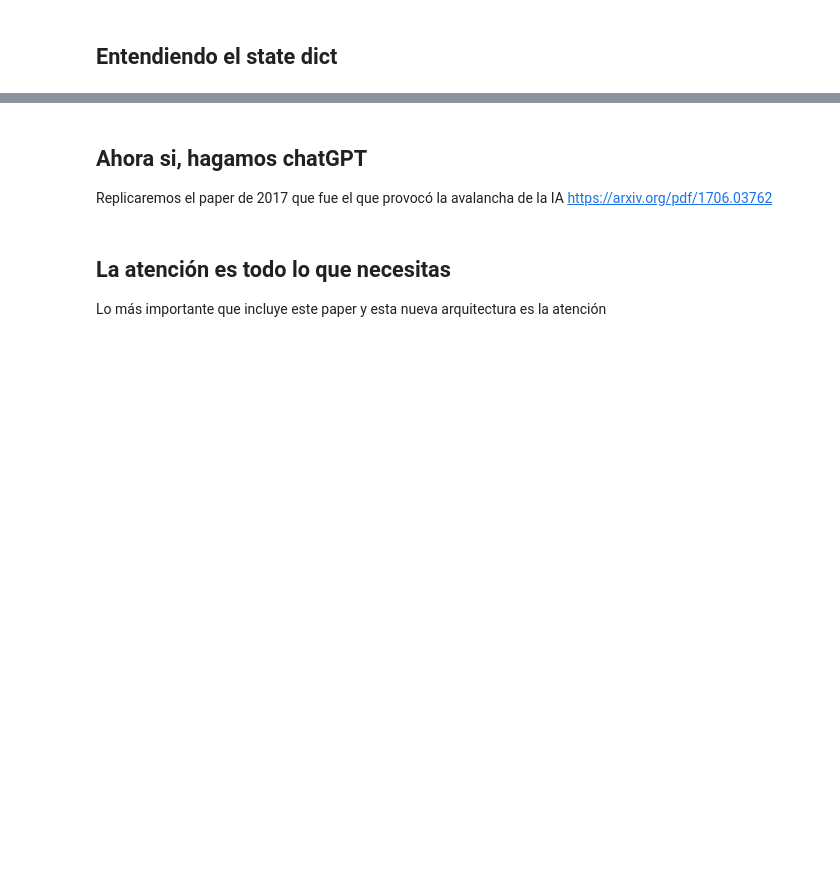
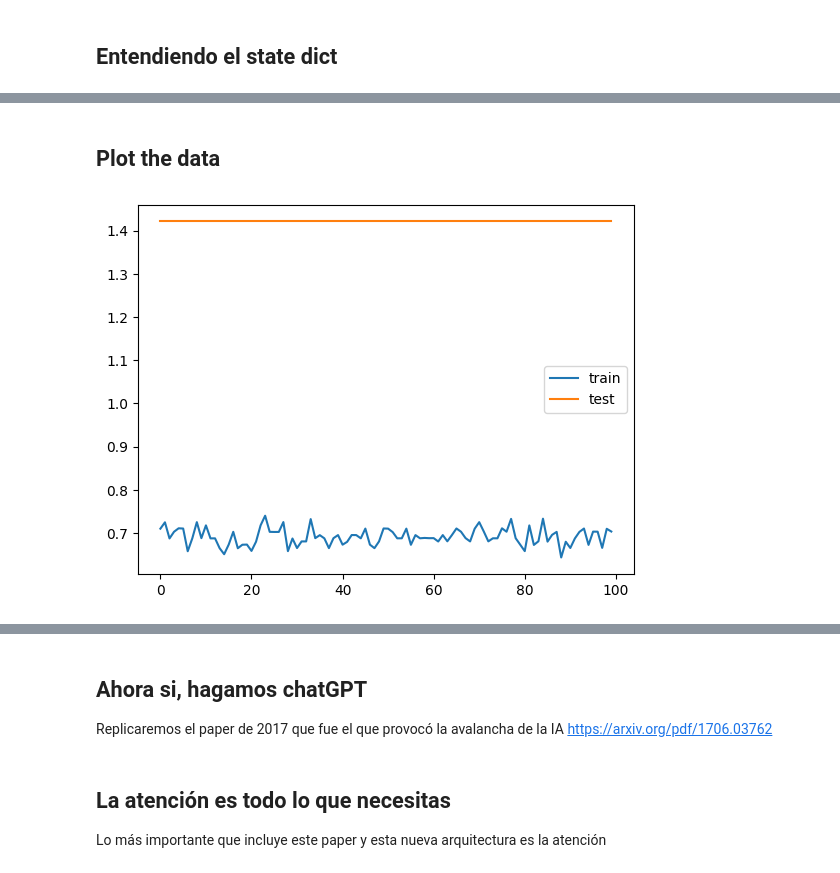
Before and after one commit to IvanDaGomez/RASTalleres, a Jupyter notebook: chatGPTFromScratch.ipynb, the cells around one changed output, grey strips where cells are left out. Cells and saved outputs as stored; diff of their text form; code cells hidden in the pictures; blank space fills up the shorter version.

```diff
--- a/chatGPTFromScratch.ipynb
+++ b/chatGPTFromScratch.ipynb
@@ -231,0 +323,4 @@ optimizer = torch.optim.SGD(params=model.parameters(), lr=0.1)
+# %%
+test_dataset = torch.rand((100, 4))
+test_labels = torch.randint(0, 2, (100,))
+test_dataset[:5], test_labels[:5]
@@ -231,0 +350,3 @@ optimizer = torch.optim.SGD(params=model.parameters(), lr=0.1)
+# %%
+EPOCHS = 10000
+BATCH_SIZE = 50
@@ -231,0 +370,40 @@ optimizer = torch.optim.SGD(params=model.parameters(), lr=0.1)
+# %%
+from tqdm import tqdm
+
+train_set_loss_per_epoch = []
+test_set_loss_per_epoch = []
+for epoch in tqdm(range(EPOCHS)):
+    model.train()
+    for batch, labels in train_loader:
+        batch = batch.to(device) # A CUDA
+        labels = labels.to(device) # A CUDA
+        predictions = model(batch)
+        loss = loss_fn(predictions, labels)
+        optimizer.zero_grad()
+        loss.backward()
+        optimizer.step()
+    # --- Validation loop ---
+    model.eval()
+    val_loss = 0
+    with torch.no_grad():  # no calculamos gradientes en test
+        for batch, labels in test_loader:  # tu loader de validación/test
+            batch = batch.to(device)
+            labels = labels.to(device)
+
+            predictions = model(batch)
+            val_loss += loss_fn(predictions, labels).item()
+
+
+
+    if epoch % 100 == 0:
+      train_set_loss_per_epoch.append(loss.item())
+      test_set_loss_per_epoch.append(val_loss)
+# %% [markdown]
+## Plot the data
+# %%
+plt.plot(train_set_loss_per_epoch, label='train')
+plt.plot(test_set_loss_per_epoch, label='test')
+plt.legend()
+plt.show()
+# %% [output]
+[figure, added]
```
Also changed, not shown: parts of 46 cells of this notebook.
